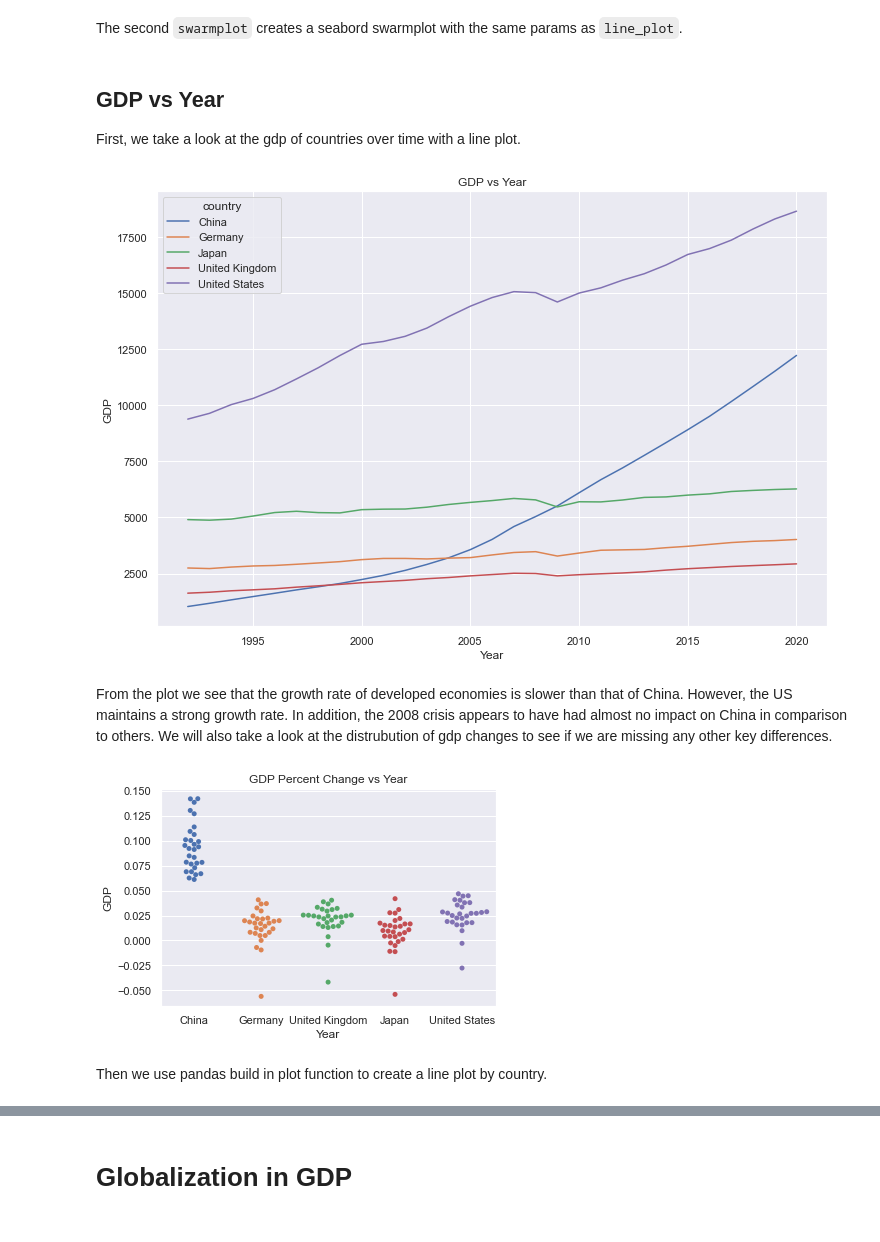
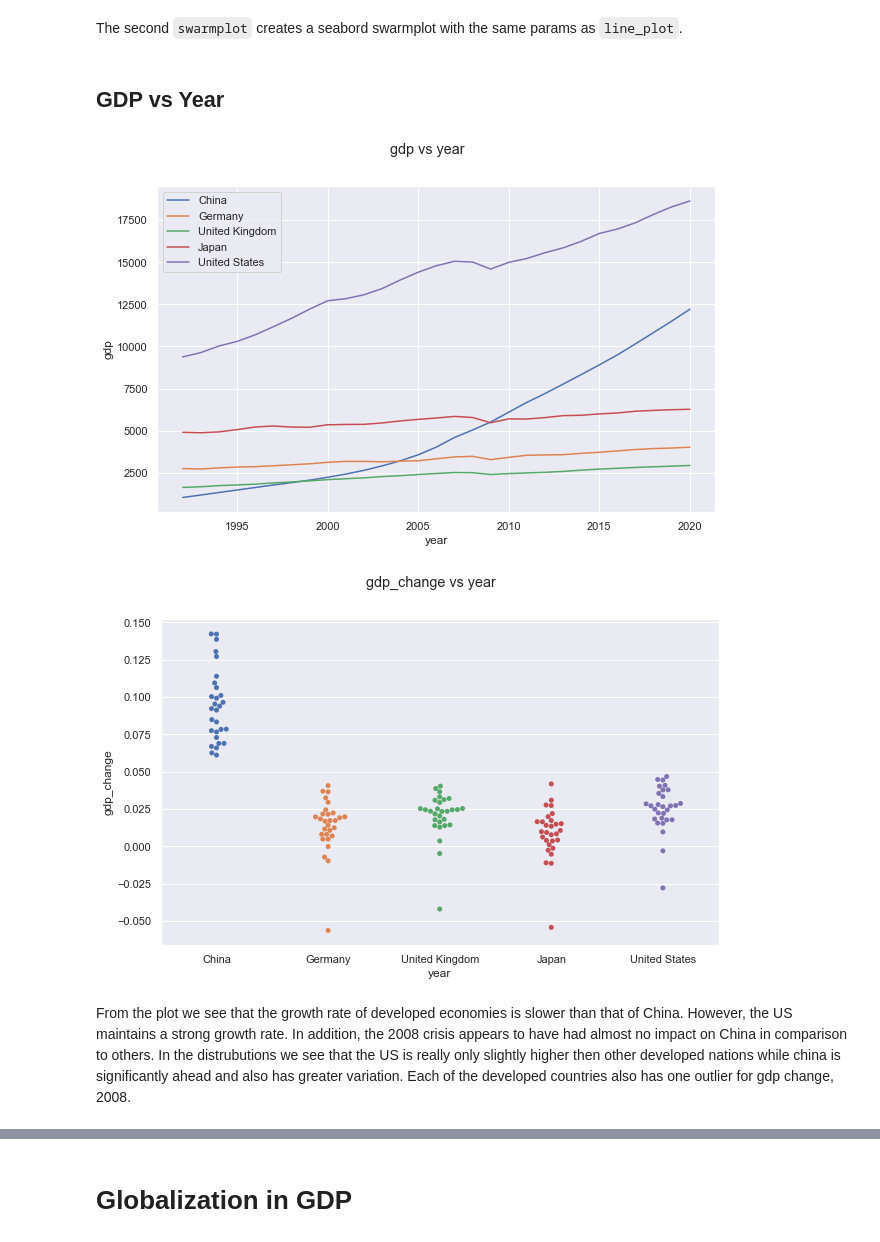
Before and after one commit to thudsonbu/ds-project-1, a Jupyter notebook: notebooks/project-2.ipynb, the cells around one changed output, grey strips where cells are left out. Saved outputs shown, nothing was run; the diff lists cells and outputs as text; code cells hidden in the pictures.

```diff
--- a/notebooks/project-2.ipynb
+++ b/notebooks/project-2.ipynb
@@ -348,8 +348,10 @@ dashboard aswell.
 The first `line_plot` creates a line plot of each country in the `countries`
 parameter. The `values` are the metric to be assesed, the `index` is the x axis.
 # %%
-def line_plot( df, values, index, countries ):
+def line_plot( df, values, index ):
   fig, ax = plt.subplots()
+
+  countries = df['country'].unique()
 
   for country in countries:
     filt_df = df[ df['country'] == country ]
@@ -382,30 +384,19 @@ def swarmplot( df, values, index ):
   ax.set_ylabel(values)
 
   plt.show()
-# %% [markdown]
-## GDP vs Year
-
-First, we take a look at the gdp of countries over time with a line plot.
+# %% [markdown]
+## GDP vs Year
 # %%
-line_plot( df, 'gdp', 'year', 'all' )
+line_plot( df, 'gdp', 'year' )
+swarmplot( df, 'gdp_change', 'year' )
 # %% [output]
-[figure, old version]
+[figure, new version]
+[figure, added]
 # %% [markdown]
 From the plot we see that the growth rate of developed economies is slower than
 that of China. However, the US maintains a strong growth rate. In addition, the
 2008 crisis appears to have had almost no impact on China in comparison to others.
-We will also take a look at the distrubution of gdp changes to see if we are
-missing any other key differences.
+In the distrubutions we see that the US is really only slightly higher then
+other developed nations while china is significantly ahead and also has greater
+variation. Each of the developed countries also has one outlier for gdp change,
+2008.
-# %%
-_ = sns.swarmplot( x='country', y='gdp_change', data=df )
-
-_ = plt.xlabel('Year')
-_ = plt.ylabel('GDP')
-
-_ = plt.title('GDP Percent Change vs Year')
-
-plt.show()
-# %% [output]
-[figure, removed]
-# %% [markdown]
-Then we use pandas build in plot function to create a line plot by country.
```
Also changed, not shown: parts of 25 cells of this notebook.
